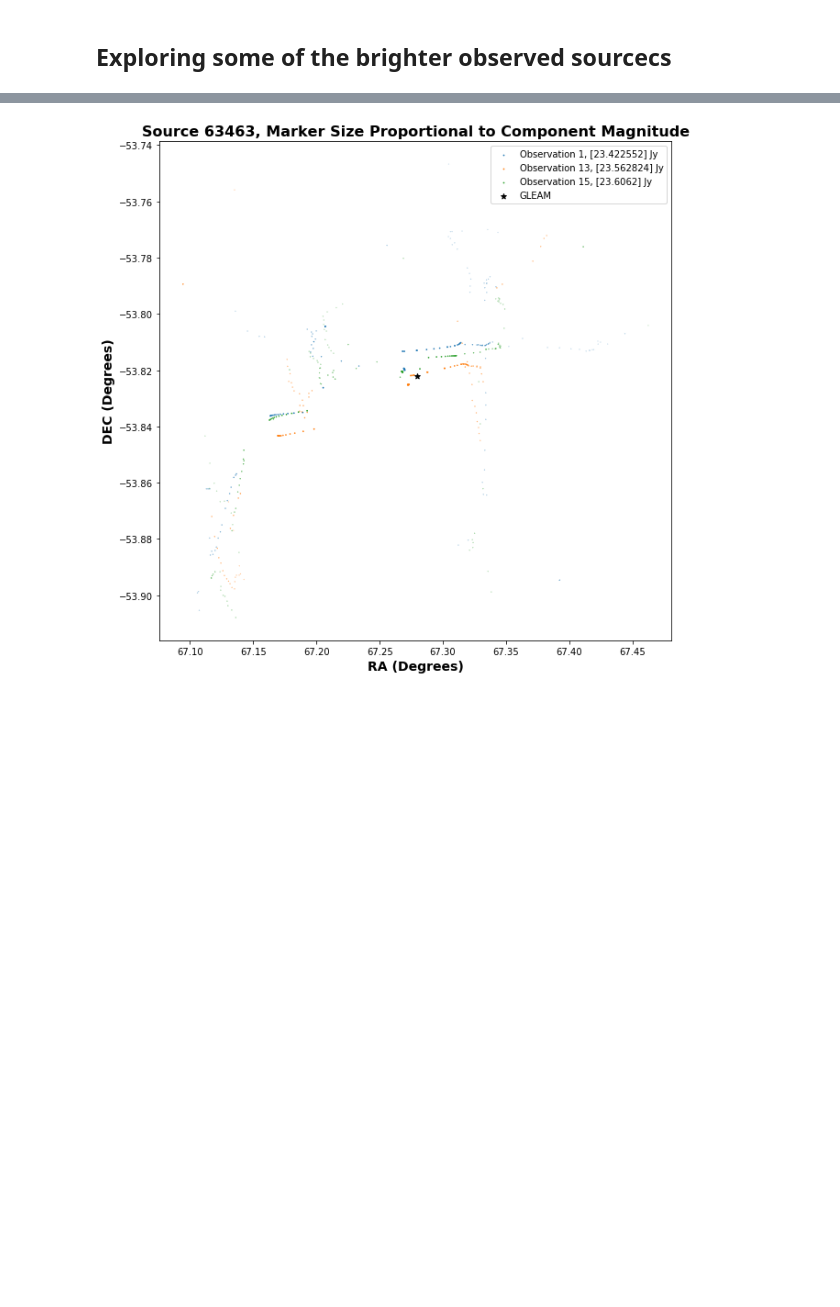
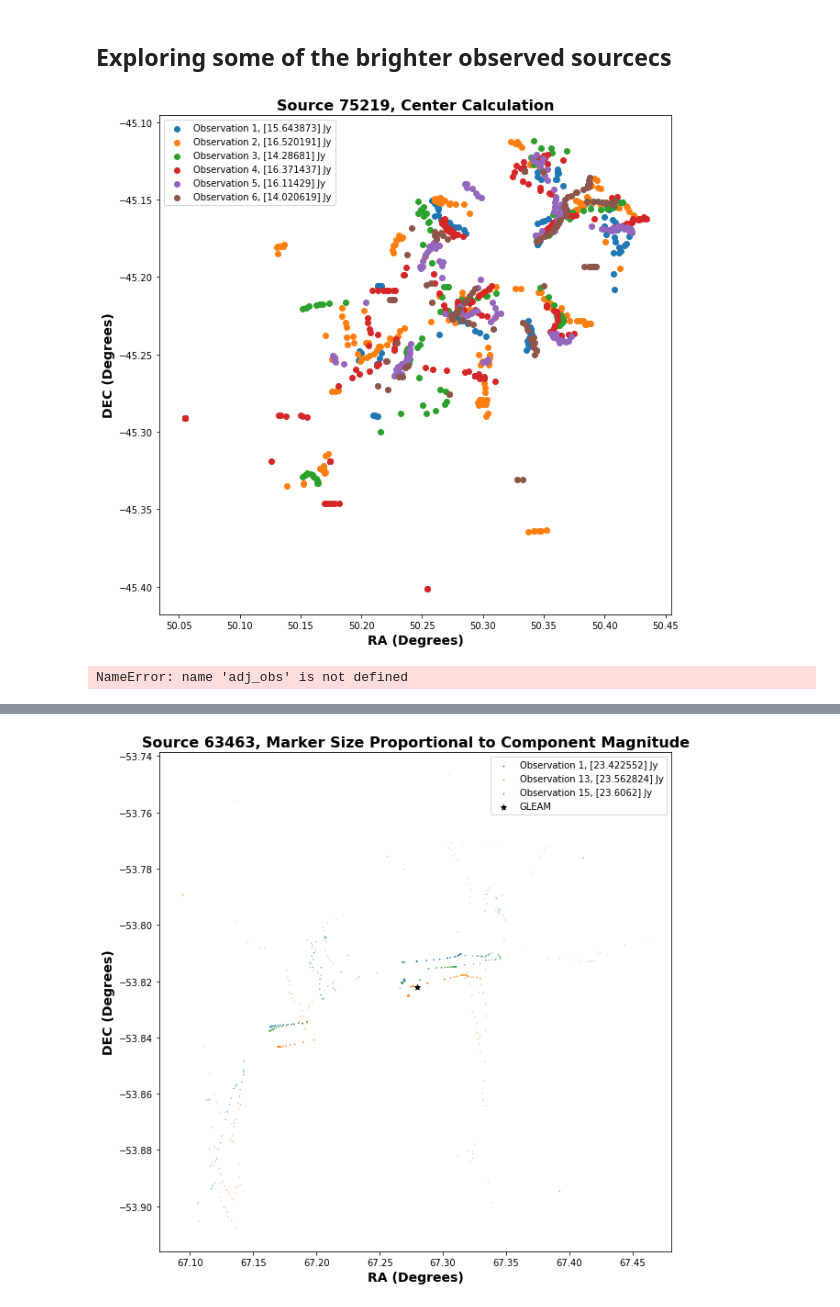
Before and after one commit to kelceydavis33/Source_Matching, a Jupyter notebook: GLEAM_p37.ipynb, the cells around one changed output, grey strips where cells are left out. Saved outputs shown, nothing was run; the diff lists cells and outputs as text; code cells hidden in the pictures; blank space fills up the shorter version.

```diff
--- a/GLEAM_p37.ipynb
+++ b/GLEAM_p37.ipynb
@@ -583,0 +633,9 @@ def plot_source(index):
+# %%
+shift_arrays(table, 75219)
+plt.savefig('z.png')
+# %% [output]
+[figure, added]
+# %%
+adj_obs
+# %% [output]
+NameError: name 'adj_obs' is not defined
```
Also changed, not shown: parts of 16 cells of this notebook.
